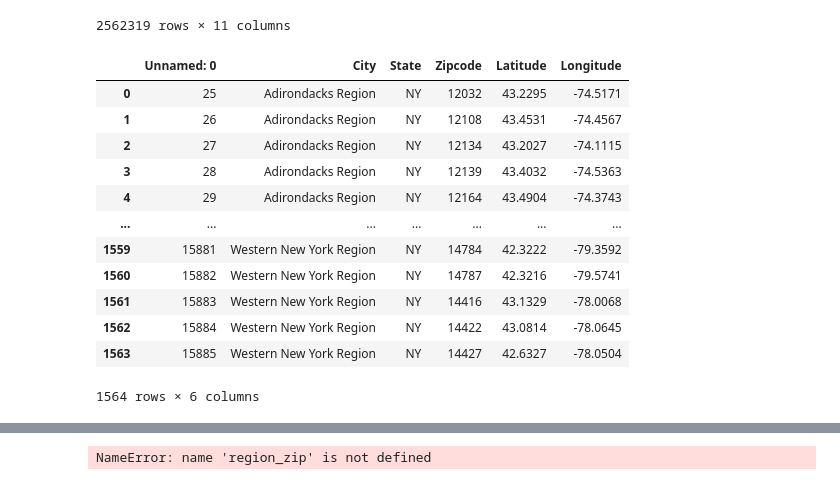
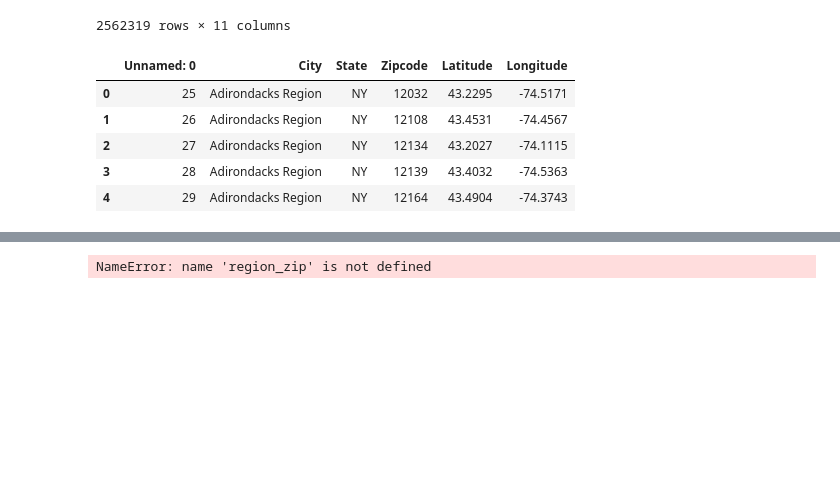
Before and after one commit to paloni-dotcom/Se7en, a Jupyter notebook: density_aqi.ipynb, the cells around one changed output, grey strips where cells are left out. Drawn from its saved outputs; the diff is of its cells as text; code cells hidden in the pictures; blank space fills up the shorter version.

```diff
--- a/density_aqi.ipynb
+++ b/density_aqi.ipynb
@@ -88,23 +88,16 @@ vehicle_aqi_15
 # %%
 #import NYS zipcode csv
 
-#zcode_df = pd.read_csv("newyork_cities.csv")
+zcode_df = pd.read_csv("newyork_cities.csv")
 
-#zcode_df
+zcode_df.head()
 # %% [output]
 |  | Unnamed: 0 | City | State | Zipcode | Latitude | Longitude |
 | 0 | 25 | Adirondacks Region | NY | 12032 | 43.2295 | -74.5171 |
 | 1 | 26 | Adirondacks Region | NY | 12108 | 43.4531 | -74.4567 |
 | 2 | 27 | Adirondacks Region | NY | 12134 | 43.2027 | -74.1115 |
 | 3 | 28 | Adirondacks Region | NY | 12139 | 43.4032 | -74.5363 |
 | 4 | 29 | Adirondacks Region | NY | 12164 | 43.4904 | -74.3743 |
-| ... | ... | ... | ... | ... | ... | ... |
-| 1559 | 15881 | Western New York Region | NY | 14784 | 42.3222 | -79.3592 |
-| 1560 | 15882 | Western New York Region | NY | 14787 | 42.3216 | -79.5741 |
-| 1561 | 15883 | Western New York Region | NY | 14416 | 43.1329 | -78.0068 |
-| 1562 | 15884 | Western New York Region | NY | 14422 | 43.0814 | -78.0645 |
-| 1563 | 15885 | Western New York Region | NY | 14427 | 42.6327 | -78.0504 |
-1564 rows × 6 columns
 # %%
 
 
```
Also changed, not shown: parts of 3 cells of this notebook.
